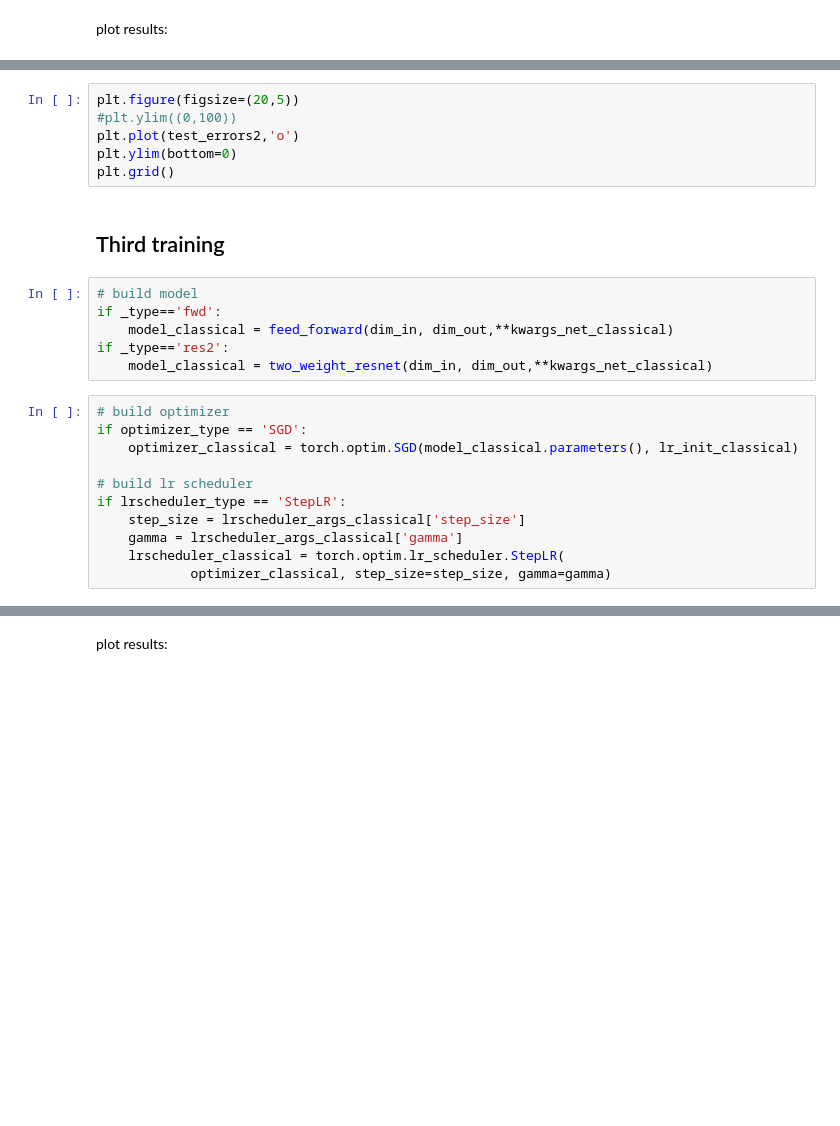
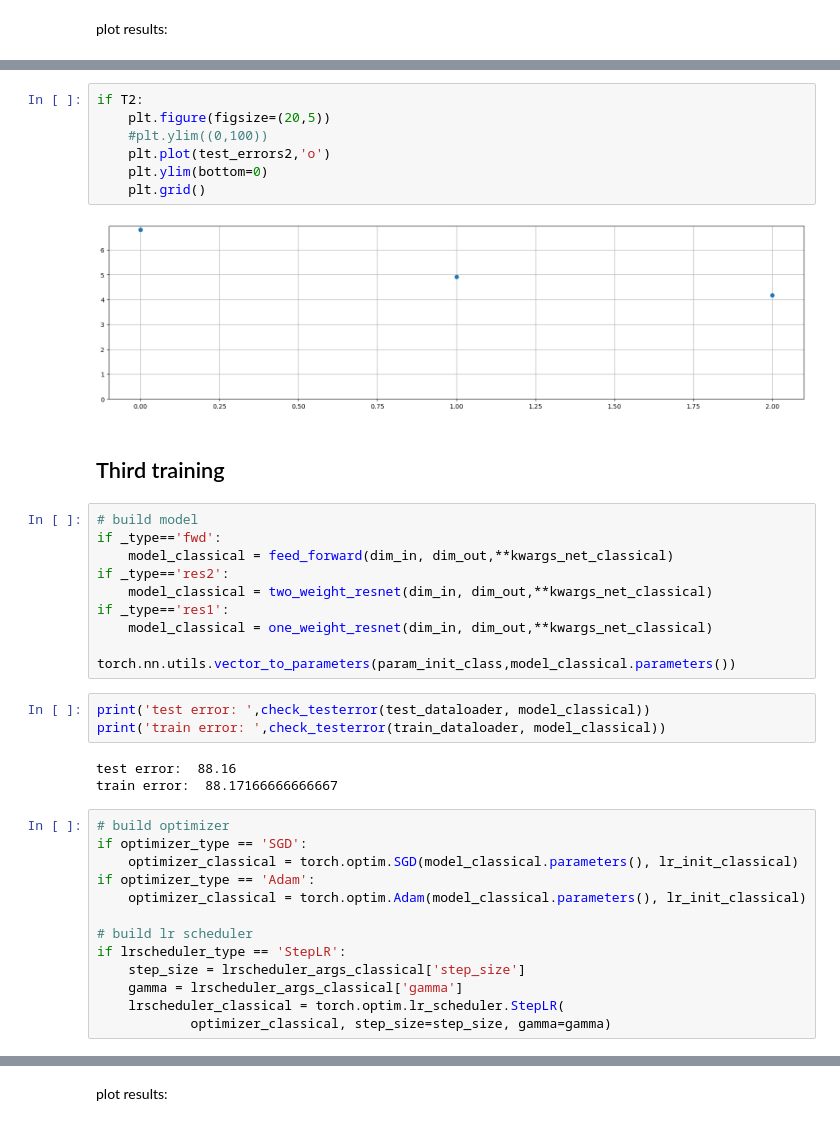
Before and after one commit to LeonieKreis/layer_insertion_sensitivity_based, a Jupyter notebook: li_experiments.ipynb, the cells around one changed output, grey strips where cells are left out. Saved outputs shown, nothing was run; the diff lists cells and outputs as text; blank space fills up the shorter version.

```diff
--- a/li_experiments.ipynb
+++ b/li_experiments.ipynb
@@ -242,9 +417,12 @@ if T2:
 # %%
-plt.figure(figsize=(20,5))
-#plt.ylim((0,100))
-plt.plot(test_errors2,'o')
-plt.ylim(bottom=0)
-plt.grid()
+if T2:
+    plt.figure(figsize=(20,5))
+    #plt.ylim((0,100))
+    plt.plot(test_errors2,'o')
+    plt.ylim(bottom=0)
+    plt.grid()
+# %% [output]
+[figure, added]
 # %% [markdown]
 ## Third training
 # %%
@@ -253,10 +431,22 @@ if _type=='fwd':
     model_classical = feed_forward(dim_in, dim_out,**kwargs_net_classical)
 if _type=='res2':
     model_classical = two_weight_resnet(dim_in, dim_out,**kwargs_net_classical)
+if _type=='res1':
+    model_classical = one_weight_resnet(dim_in, dim_out,**kwargs_net_classical)
+
+torch.nn.utils.vector_to_parameters(param_init_class,model_classical.parameters())
+# %%
+print('test error: ',check_testerror(test_dataloader, model_classical))
+print('train error: ',check_testerror(train_dataloader, model_classical))
+# %% [output]
+test error:  88.16
+train error:  88.17166666666667
 # %%
 # build optimizer
 if optimizer_type == 'SGD':
     optimizer_classical = torch.optim.SGD(model_classical.parameters(), lr_init_classical)
+if optimizer_type == 'Adam':
+    optimizer_classical = torch.optim.Adam(model_classical.parameters(), lr_init_classical)
 
 # build lr scheduler
 if lrscheduler_type == 'StepLR':
```
Also changed, not shown: parts of 32 cells of this notebook, 2 other files.
